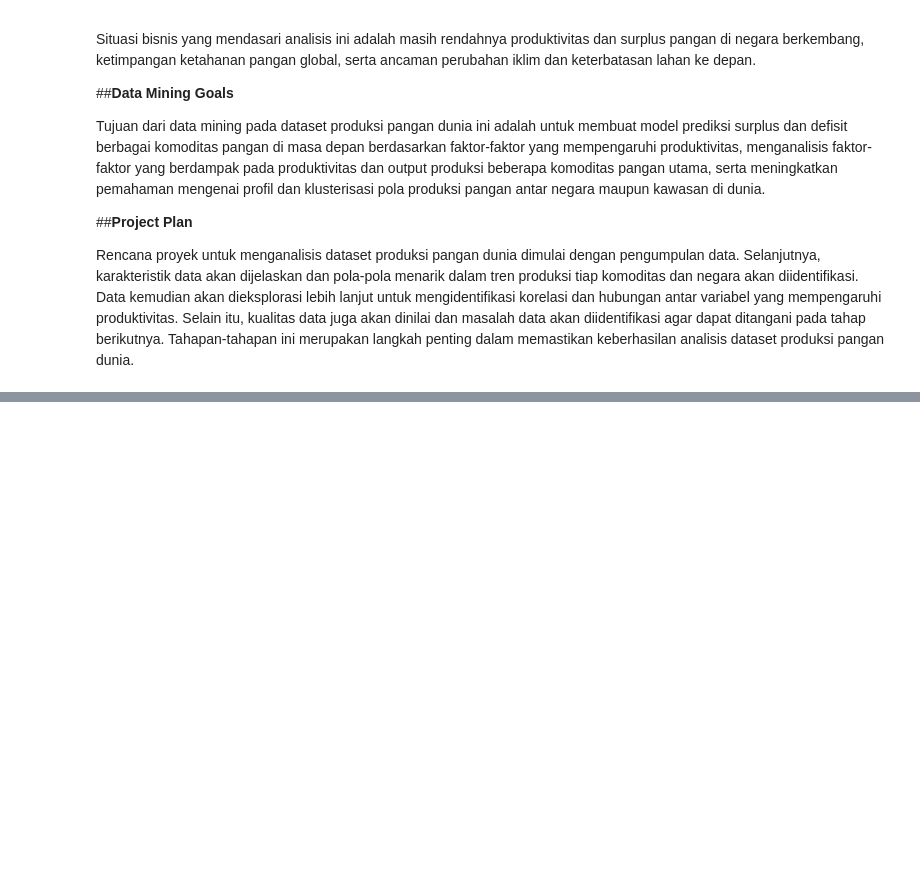
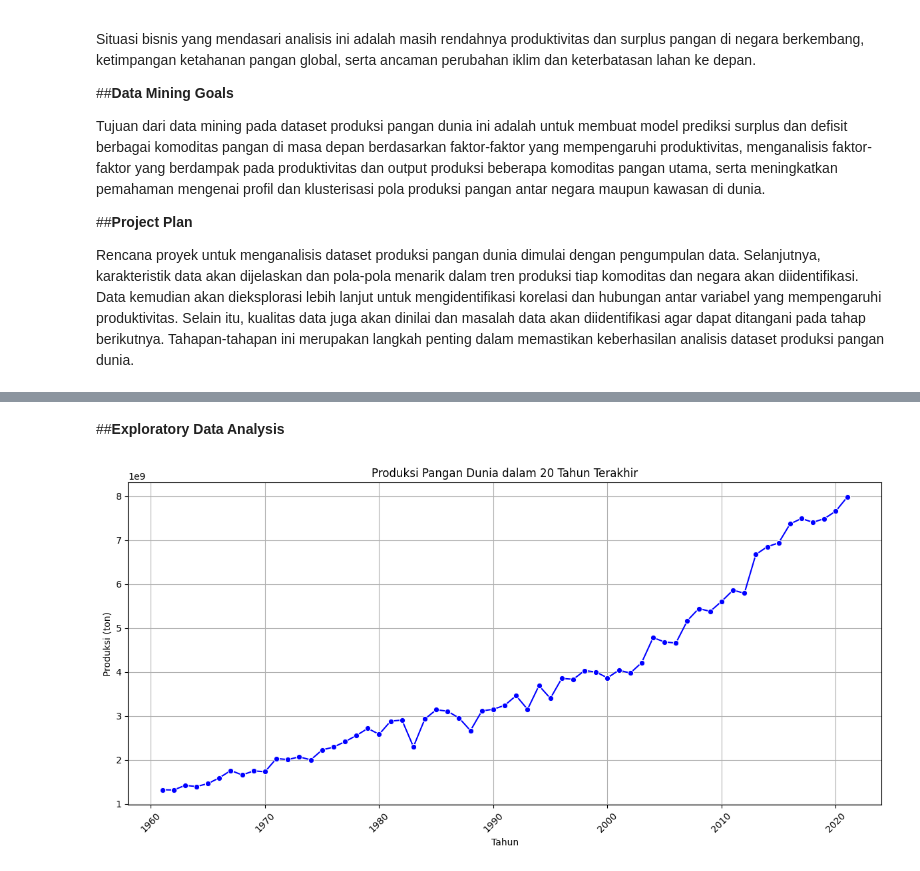
Before and after one commit to Brizah/Data-Mining, a Jupyter notebook: Analisis_Produksi_Pangan.ipynb, the cells around one changed output, grey strips where cells are left out. Saved outputs shown, nothing was run; the diff lists cells and outputs as text; code cells hidden in the pictures; blank space fills up the shorter version.

```diff
--- a/Analisis_Produksi_Pangan.ipynb
+++ b/Analisis_Produksi_Pangan.ipynb
@@ -22,0 +138,2 @@ Rencana proyek untuk menganalisis dataset produksi pangan dunia dimulai dengan p
+# %% [markdown]
+##**Exploratory Data Analysis**
@@ -22,0 +144,17 @@ Rencana proyek untuk menganalisis dataset produksi pangan dunia dimulai dengan p
+# %%
+df = pd.read_csv('world food production.csv')
+print(df.head())
+# %%
+df_yearly = df.groupby('Year').sum()
+# %%
+plt.figure(figsize=(12, 6))
+sns.lineplot(data=df_yearly['Maize Production (tonnes)'], marker='o', color='blue')
+plt.title('Produksi Pangan Dunia dalam 20 Tahun Terakhir')
+plt.xlabel('Tahun')
+plt.ylabel('Produksi (ton)')
+plt.xticks(rotation=45)
+plt.grid(True)
+plt.tight_layout()
+plt.show()
+# %% [output]
+[figure, added]
```
Also changed, not shown: parts of 40 cells of this notebook.
